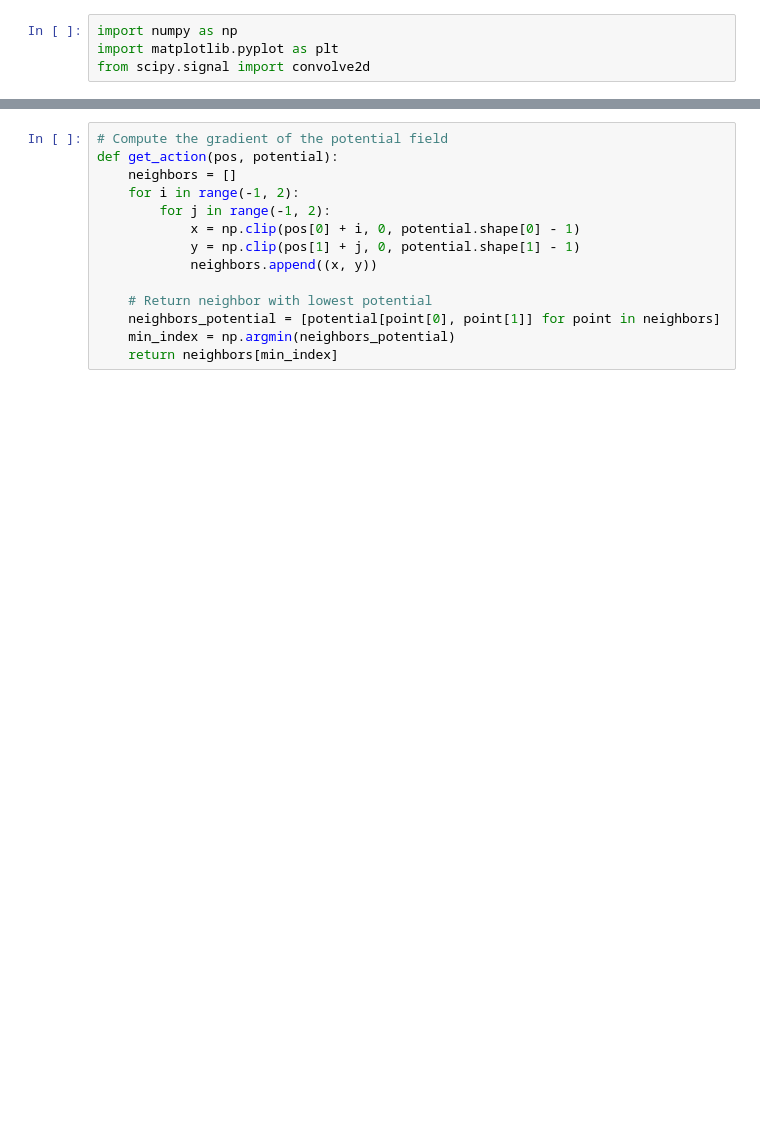
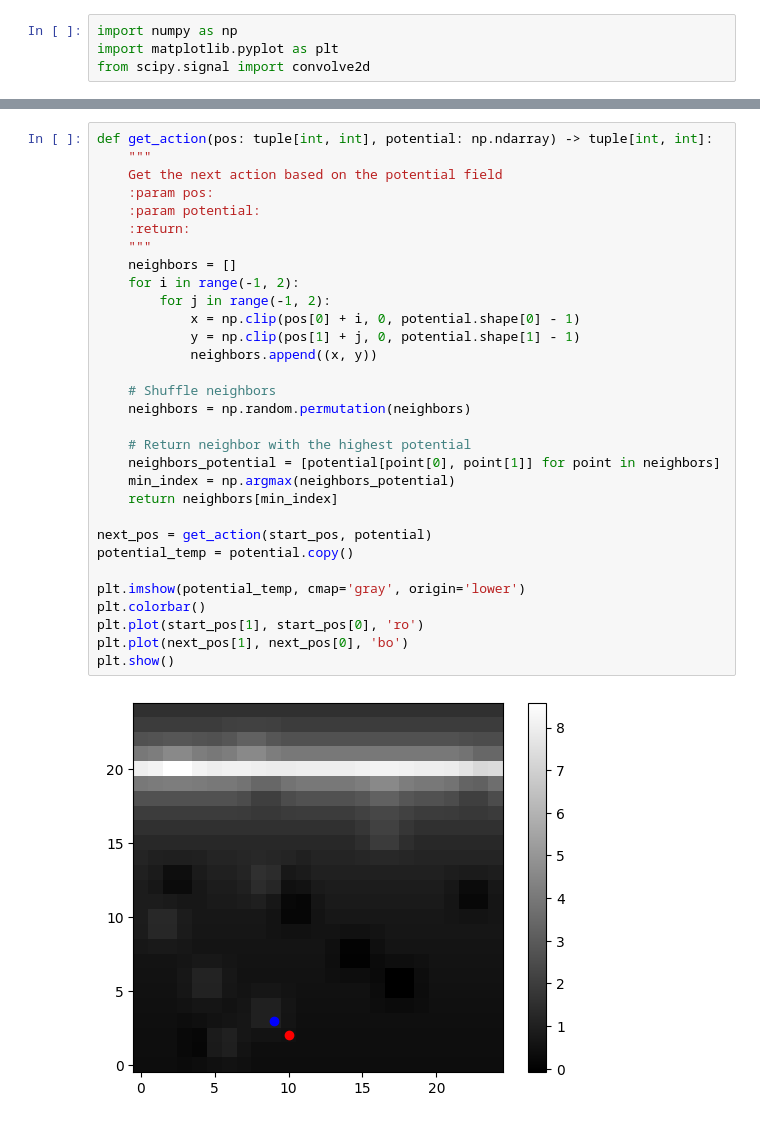
Before and after one commit to Sebibi/micro-502, a Jupyter notebook: controllers/main/gradient_following.py.ipynb, the cells around one changed output, grey strips where cells are left out. Cells and saved outputs as stored; diff of their text form; blank space fills up the shorter version.

```diff
--- a/controllers/main/gradient_following.py.ipynb
+++ b/controllers/main/gradient_following.py.ipynb
@@ -44,15 +70,34 @@ plt.imshow(potential, cmap='viridis', origin='lower')
 # %%
-# Compute the gradient of the potential field
-def get_action(pos, potential):
+def get_action(pos: tuple[int, int], potential: np.ndarray) -> tuple[int, int]:
+    """
+    Get the next action based on the potential field
+    :param pos:
+    :param potential:
+    :return:
+    """
     neighbors = []
     for i in range(-1, 2):
         for j in range(-1, 2):
             x = np.clip(pos[0] + i, 0, potential.shape[0] - 1)
             y = np.clip(pos[1] + j, 0, potential.shape[1] - 1)
             neighbors.append((x, y))
 
-    # Return neighbor with lowest potential
+    # Shuffle neighbors
+    neighbors = np.random.permutation(neighbors)
+
+    # Return neighbor with the highest potential
     neighbors_potential = [potential[point[0], point[1]] for point in neighbors]
-    min_index = np.argmin(neighbors_potential)
+    min_index = np.argmax(neighbors_potential)
     return neighbors[min_index]
+
+next_pos = get_action(start_pos, potential)
+potential_temp = potential.copy()
+
+plt.imshow(potential_temp, cmap='gray', origin='lower')
+plt.colorbar()
+plt.plot(start_pos[1], start_pos[0], 'ro')
+plt.plot(next_pos[1], next_pos[0], 'bo')
+plt.show()
+# %% [output]
+[figure, added]
 # %%
```
Also changed, not shown: parts of 4 cells of this notebook, 3 other files.
